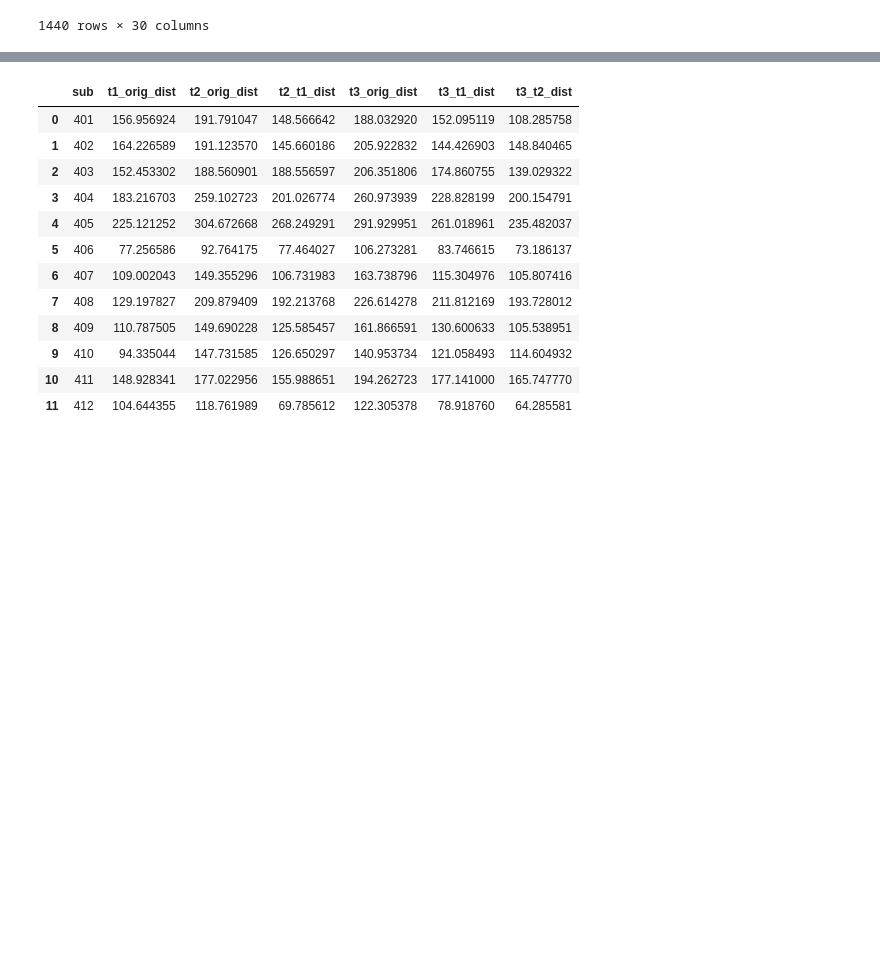
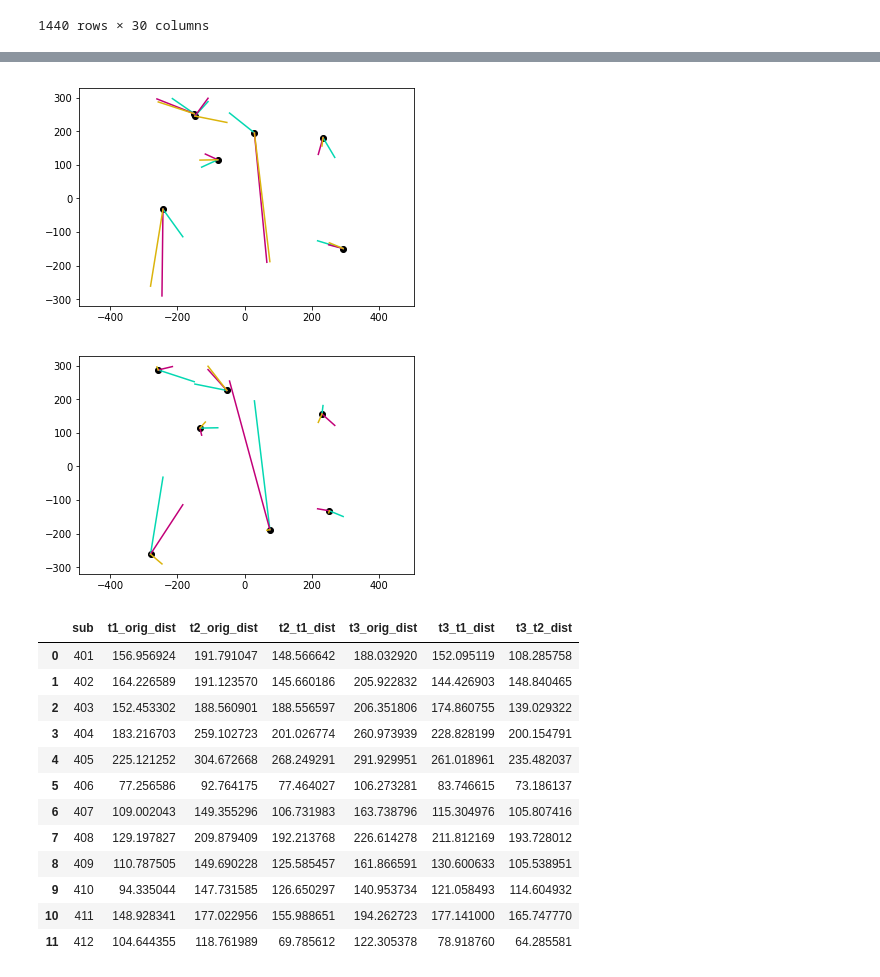
Before and after one commit to donnajobridge/data_visualizations, a Jupyter notebook: react/reactivation_visuals.ipynb, the cells around one changed output, grey strips where cells are left out. Cells and saved outputs as stored; diff of their text form; code cells hidden in the pictures; blank space fills up the shorter version.

Commit message:
new figures

```diff
--- a/react/reactivation_visuals.ipynb
+++ b/react/reactivation_visuals.ipynb
@@ -121,3 +132,37 @@ Index(['sub', 'x', 'y', 'x1', 'y1', 'x2', 'y2', 'x3', 'y3', 't1_rt', 't2_rt',
+# %%
+def generate_coord_dict(array):
+    axis_list=[]
+    for x_or_y in ['x', 'y']:
+        axis_list=axis_list+ [x_or_y, x_or_y+'1', x_or_y+'2', x_or_y+'3']
+    coord_dict={coord:array.loc[99:105, coord] for coord in axis_list}
+    return coord_dict
+
+coord_dict=generate_coord_dict(react)
+coord_dict
+
+#forgetting
+plt.plot(coord_dict['x'],coord_dict['y'], 'ko') #original location
+def connectpoints(x,y,x1,y1, linecolor):
+    plt.plot([x,x1],[y,y1], linecolor)
+
+connectpoints(coord_dict['x'],coord_dict['y'],coord_dict['x1'],coord_dict['y1'], 'xkcd:aquamarine')
+connectpoints(coord_dict['x'],coord_dict['y'],coord_dict['x2'],coord_dict['y2'], 'xkcd:magenta')
+connectpoints(coord_dict['x'],coord_dict['y'],coord_dict['x3'],coord_dict['y3'], 'xkcd:gold')
+
+plt.axis('equal')
+plt.show()
+
+#updating
+plt.plot(coord_dict['x3'],coord_dict['y3'], 'ko') #original location
+connectpoints(coord_dict['x3'],coord_dict['y3'],coord_dict['x'],coord_dict['y'], 'xkcd:aquamarine')
+connectpoints(coord_dict['x3'],coord_dict['y3'],coord_dict['x1'],coord_dict['y1'], 'xkcd:magenta')
+connectpoints(coord_dict['x3'],coord_dict['y3'],coord_dict['x2'],coord_dict['y2'], 'xkcd:gold')
+
+plt.axis('equal')
+plt.show()
+# %% [output]
+[figure, added]
+[figure, added]
 # %%
 means=pd.DataFrame(react.groupby(['sub'])['t1_orig_dist', 't2_orig_dist', 't2_t1_dist','t3_orig_dist', 't3_t1_dist', 't3_t2_dist'].mean())
 means.reset_index(inplace=True)
```
Also changed, not shown: parts of 4 cells of this notebook, 10 other files.
